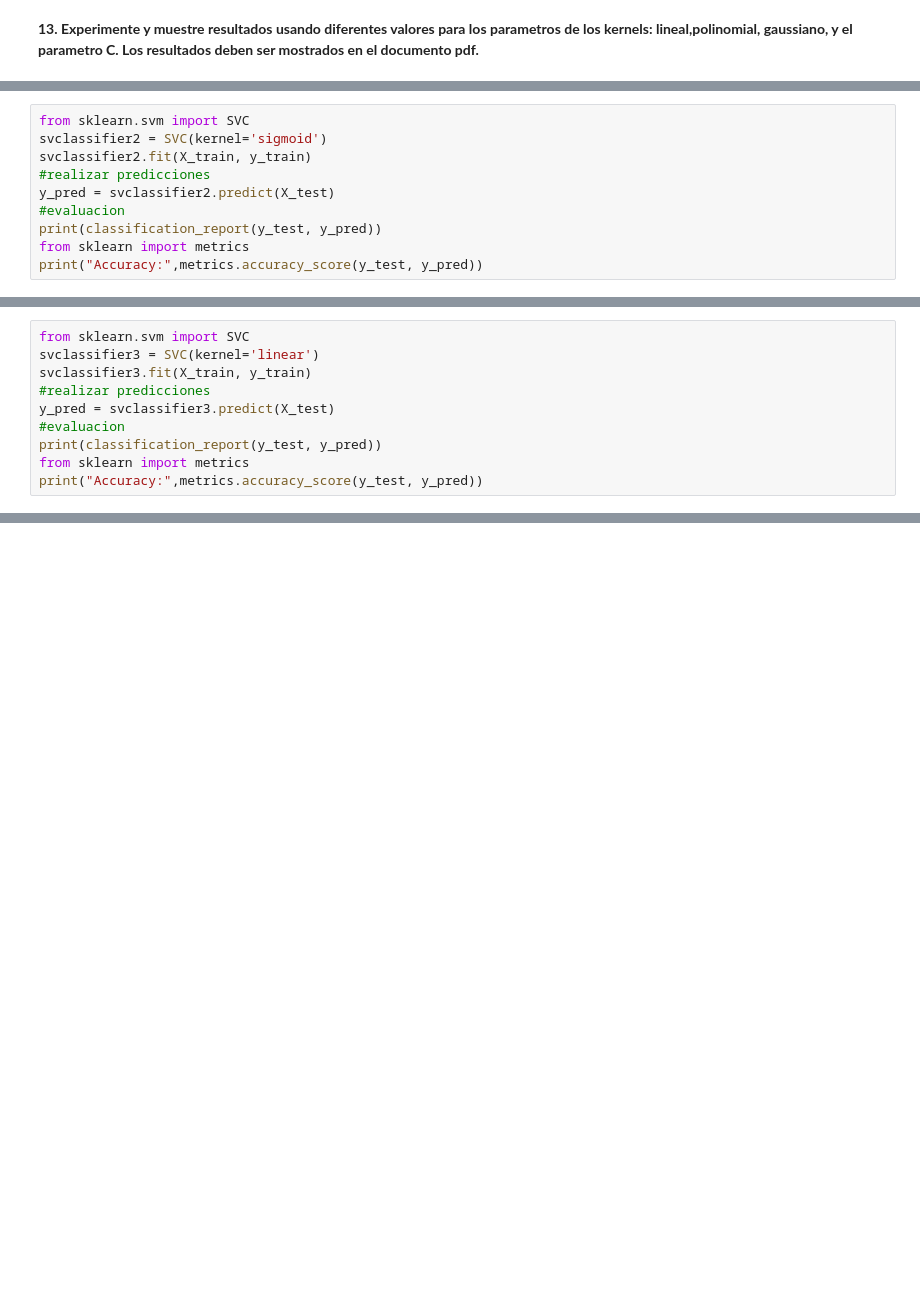
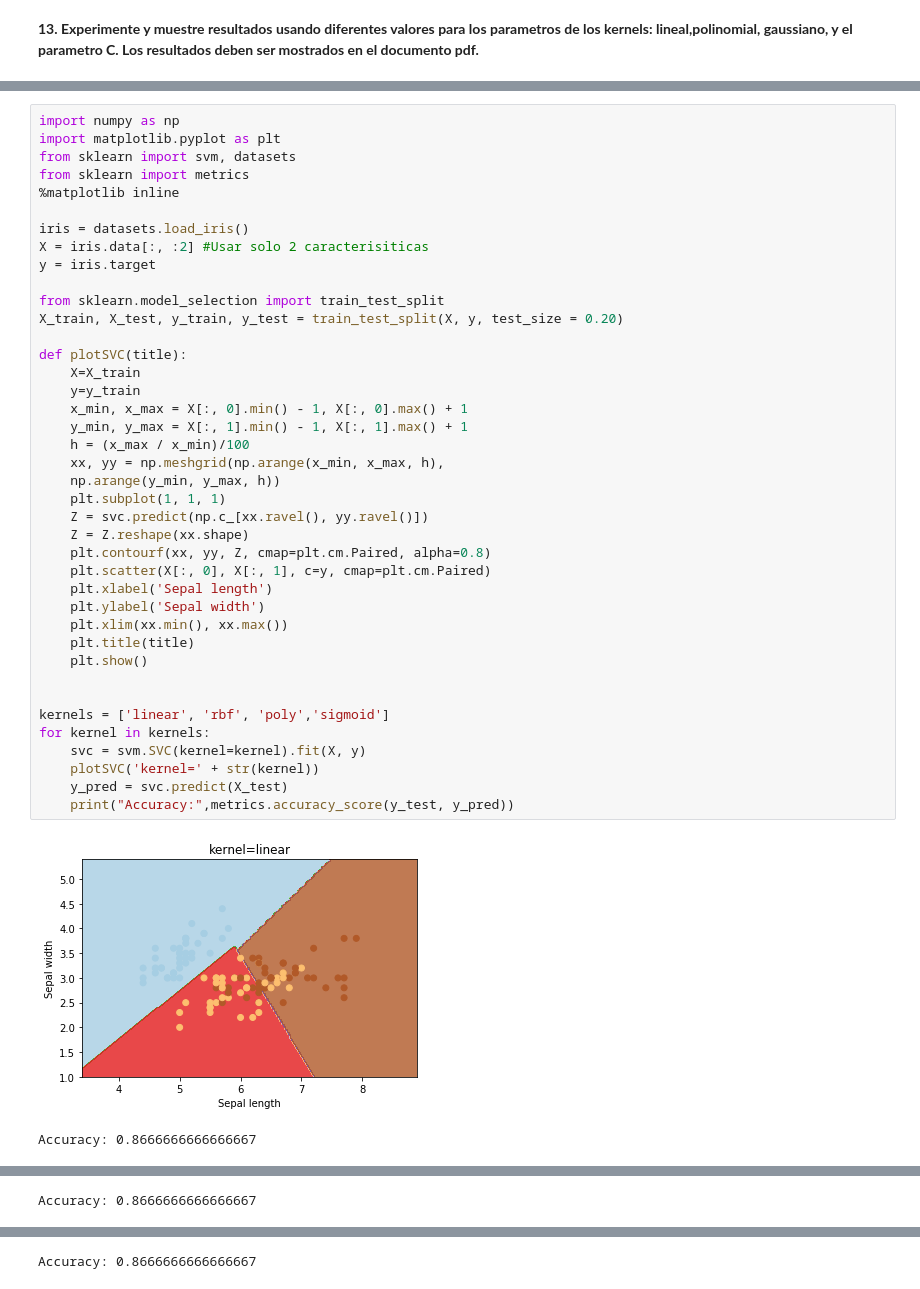
Before and after one commit to davidGCR/suport-vector-machines-analysis, a Jupyter notebook: Parte III-Implementacion.ipynb, the cells around one changed output, grey strips where cells are left out. Cells and saved outputs as stored; diff of their text form; blank space fills up the shorter version.

```diff
--- a/Parte III-Implementacion.ipynb
+++ b/Parte III-Implementacion.ipynb
@@ -156,10 +90,0 @@ Accuracy: 0.9666666666666667
-# %%
-from sklearn.svm import SVC
-svclassifier2 = SVC(kernel='sigmoid')
-svclassifier2.fit(X_train, y_train)
-#realizar predicciones
-y_pred = svclassifier2.predict(X_test)
-#evaluacion
-print(classification_report(y_test, y_pred))
-from sklearn import metrics
-print("Accuracy:",metrics.accuracy_score(y_test, y_pred))
@@ -191,10 +90,0 @@ Accuracy: 0.13333333333333333
-# %%
-from sklearn.svm import SVC
-svclassifier3 = SVC(kernel='linear')
-svclassifier3.fit(X_train, y_train)
-#realizar predicciones
-y_pred = svclassifier3.predict(X_test)
-#evaluacion
-print(classification_report(y_test, y_pred))
-from sklearn import metrics
-print("Accuracy:",metrics.accuracy_score(y_test, y_pred))
@@ -218,0 +95,43 @@ Accuracy: 0.9666666666666667
+# %%
+import numpy as np
+import matplotlib.pyplot as plt
+from sklearn import svm, datasets
+from sklearn import metrics
+%matplotlib inline
+
+iris = datasets.load_iris()
+X = iris.data[:, :2] #Usar solo 2 caracterisiticas
+y = iris.target
+
+from sklearn.model_selection import train_test_split
+X_train, X_test, y_train, y_test = train_test_split(X, y, test_size = 0.20)
+
+def plotSVC(title):
+    X=X_train
+    y=y_train
+    x_min, x_max = X[:, 0].min() - 1, X[:, 0].max() + 1
+    y_min, y_max = X[:, 1].min() - 1, X[:, 1].max() + 1
+    h = (x_max / x_min)/100
+    xx, yy = np.meshgrid(np.arange(x_min, x_max, h),
+    np.arange(y_min, y_max, h))
+    plt.subplot(1, 1, 1)
+    Z = svc.predict(np.c_[xx.ravel(), yy.ravel()])
+    Z = Z.reshape(xx.shape)
+    plt.contourf(xx, yy, Z, cmap=plt.cm.Paired, alpha=0.8)
+    plt.scatter(X[:, 0], X[:, 1], c=y, cmap=plt.cm.Paired)
+    plt.xlabel('Sepal length')
+    plt.ylabel('Sepal width')
+    plt.xlim(xx.min(), xx.max())
+    plt.title(title)
+    plt.show()
+
+
+kernels = ['linear', 'rbf', 'poly','sigmoid']
+for kernel in kernels:
+    svc = svm.SVC(kernel=kernel).fit(X, y)
+    plotSVC('kernel=' + str(kernel))
+    y_pred = svc.predict(X_test)
+    print("Accuracy:",metrics.accuracy_score(y_test, y_pred))
+# %% [output]
+[figure, added]
+Accuracy: 0.8666666666666667
@@ -218,0 +139 @@ Accuracy: 0.9666666666666667
+Accuracy: 0.8666666666666667
@@ -218,0 +141 @@ Accuracy: 0.9666666666666667
+Accuracy: 0.8666666666666667
```
Also changed, not shown: parts of 21 cells of this notebook, 1 other file.
